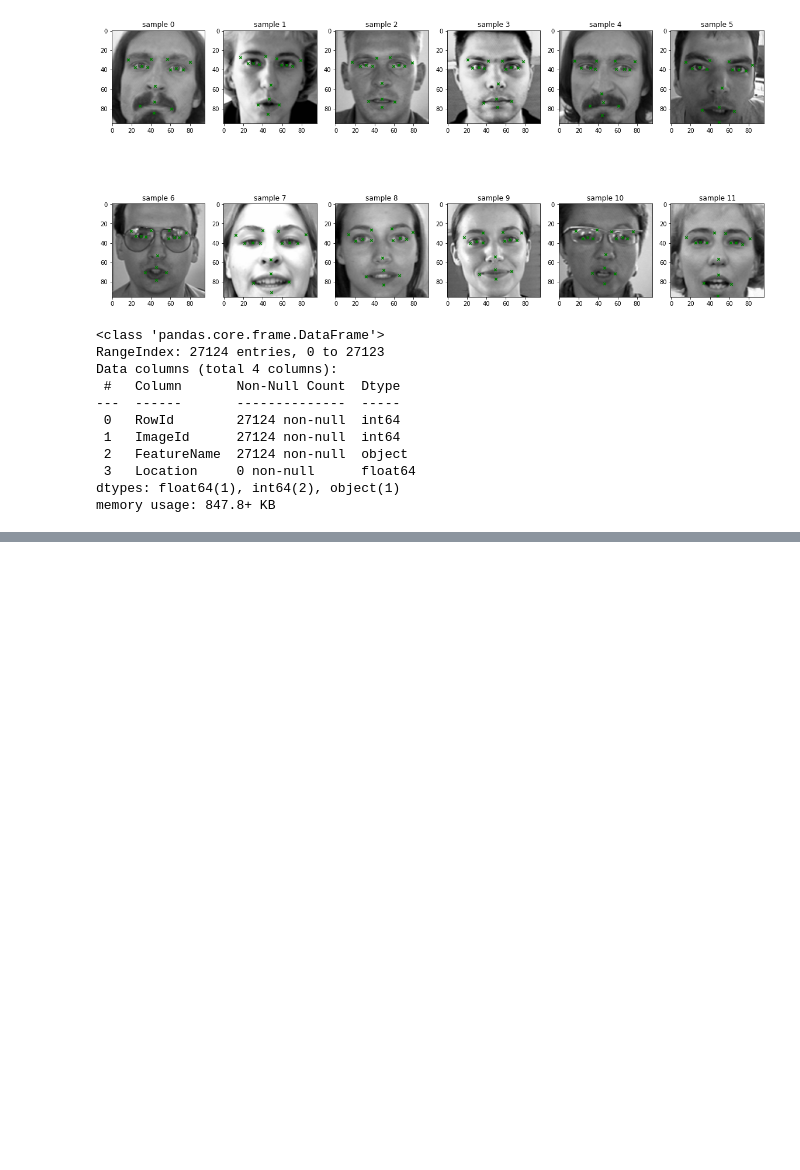
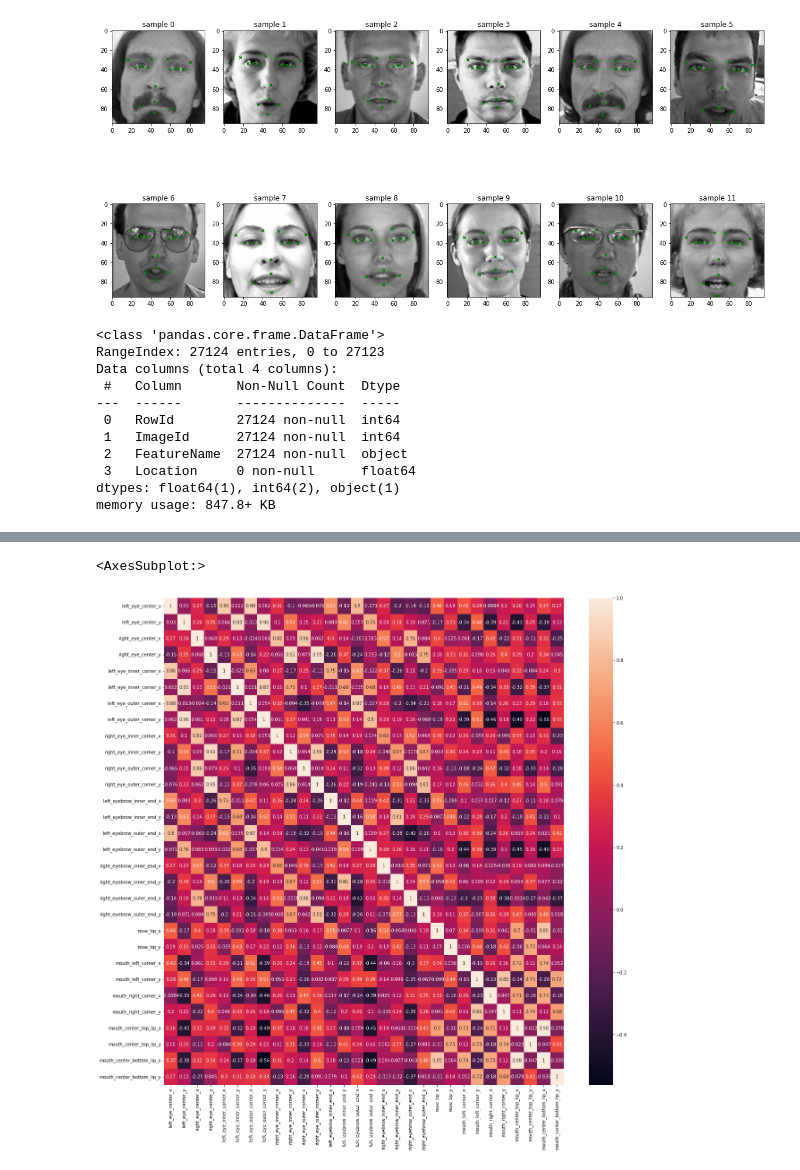
Before and after one commit to ivanshin/Facial_keypoints, a Jupyter notebook: research.ipynb, the cells around one changed output, grey strips where cells are left out. Drawn from its saved outputs; the diff is of its cells as text; code cells hidden in the pictures; blank space fills up the shorter version.

```diff
--- a/research.ipynb
+++ b/research.ipynb
@@ -141,0 +146,3 @@ memory usage: 847.8+ KB
+# %%
+keypoints_frame = pd.DataFrame(data= keypoints, columns= train_df.columns[0:-1])
+keypoints_frame.head(3)
@@ -141,0 +155,6 @@ memory usage: 847.8+ KB
+# %%
+plt.figure(figsize= (20,20))
+sns.heatmap(keypoints_frame.corr(), annot= True)
+# %% [output]
+<AxesSubplot:>
+[figure, added]
```
Also changed, not shown: parts of 14 cells of this notebook.
